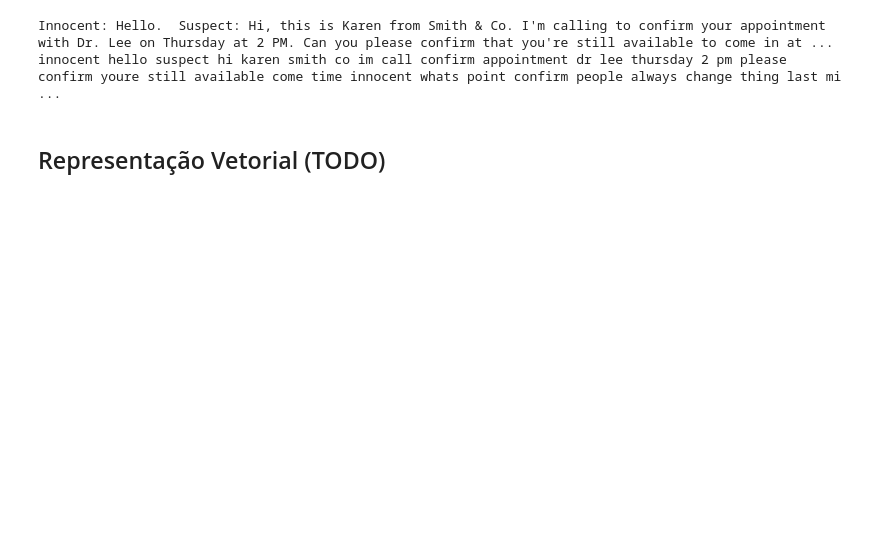
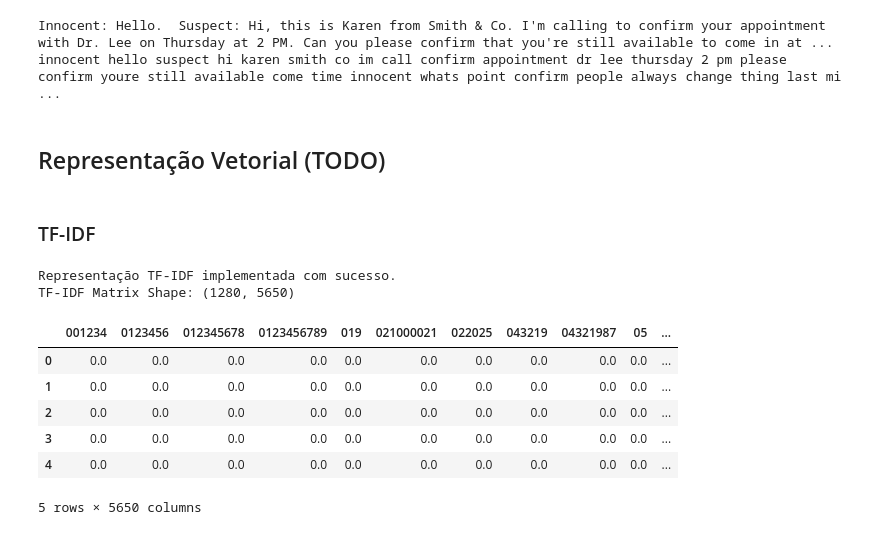
Before and after one commit to Joaoplims/NLP-HandsOn, a Jupyter notebook: HOF02/HOF02_IntentionalityFilter.ipynb, the cells around one changed output. Drawn from its saved outputs; the diff is of its cells as text; code cells hidden in the pictures; blank space fills up the shorter version.

Commit message:
Feat: added vector representation TF-IDF and Word2Vec

```diff
--- a/HOF02/HOF02_IntentionalityFilter.ipynb
+++ b/HOF02/HOF02_IntentionalityFilter.ipynb
@@ -290,3 +285,32 @@ Innocent: Hello.  Suspect: Hi, this is Karen from Smith & Co. I'm calling to con
 innocent hello suspect hi karen smith co im call confirm appointment dr lee thursday 2 pm please confirm youre still available come time innocent whats point confirm people always change thing last mi ...
 # %% [markdown]
 ## Representação Vetorial (TODO)
+# %% [markdown]
+### TF-IDF
+# %%
+from sklearn.feature_extraction.text import TfidfVectorizer
+import pandas as pd
+
+# O TfidfVectorizer espera uma lista de strings.
+# Como a função normalize_text já retorna strings prontas, usamos a Series diretamente.
+tfidf_vectorizer = TfidfVectorizer()
+
+# Ajusta e transforma as mensagens contidas em normalized_msg
+tfidf_matrix = tfidf_vectorizer.fit_transform(normalized_msg)
+
+# Converte para DataFrame para visualização
+tfidf_df = pd.DataFrame(tfidf_matrix.toarray(), columns=tfidf_vectorizer.get_feature_names_out())
+
+print(f"Representação TF-IDF implementada com sucesso.")
+print(f"TF-IDF Matrix Shape: {tfidf_matrix.shape}")
+display(tfidf_df.head())
+# %% [output]
+Representação TF-IDF implementada com sucesso.
+TF-IDF Matrix Shape: (1280, 5650)
+|  | 001234 | 0123456 | 012345678 | 0123456789 | 019 | 021000021 | 022025 | 043219 | 04321987 | 05 | ... |
+| 0 | 0.0 | 0.0 | 0.0 | 0.0 | 0.0 | 0.0 | 0.0 | 0.0 | 0.0 | 0.0 | ... |
+| 1 | 0.0 | 0.0 | 0.0 | 0.0 | 0.0 | 0.0 | 0.0 | 0.0 | 0.0 | 0.0 | ... |
+| 2 | 0.0 | 0.0 | 0.0 | 0.0 | 0.0 | 0.0 | 0.0 | 0.0 | 0.0 | 0.0 | ... |
+| 3 | 0.0 | 0.0 | 0.0 | 0.0 | 0.0 | 0.0 | 0.0 | 0.0 | 0.0 | 0.0 | ... |
+| 4 | 0.0 | 0.0 | 0.0 | 0.0 | 0.0 | 0.0 | 0.0 | 0.0 | 0.0 | 0.0 | ... |
+5 rows × 5650 columns
```
Also changed, not shown: parts of 5 cells of this notebook.
